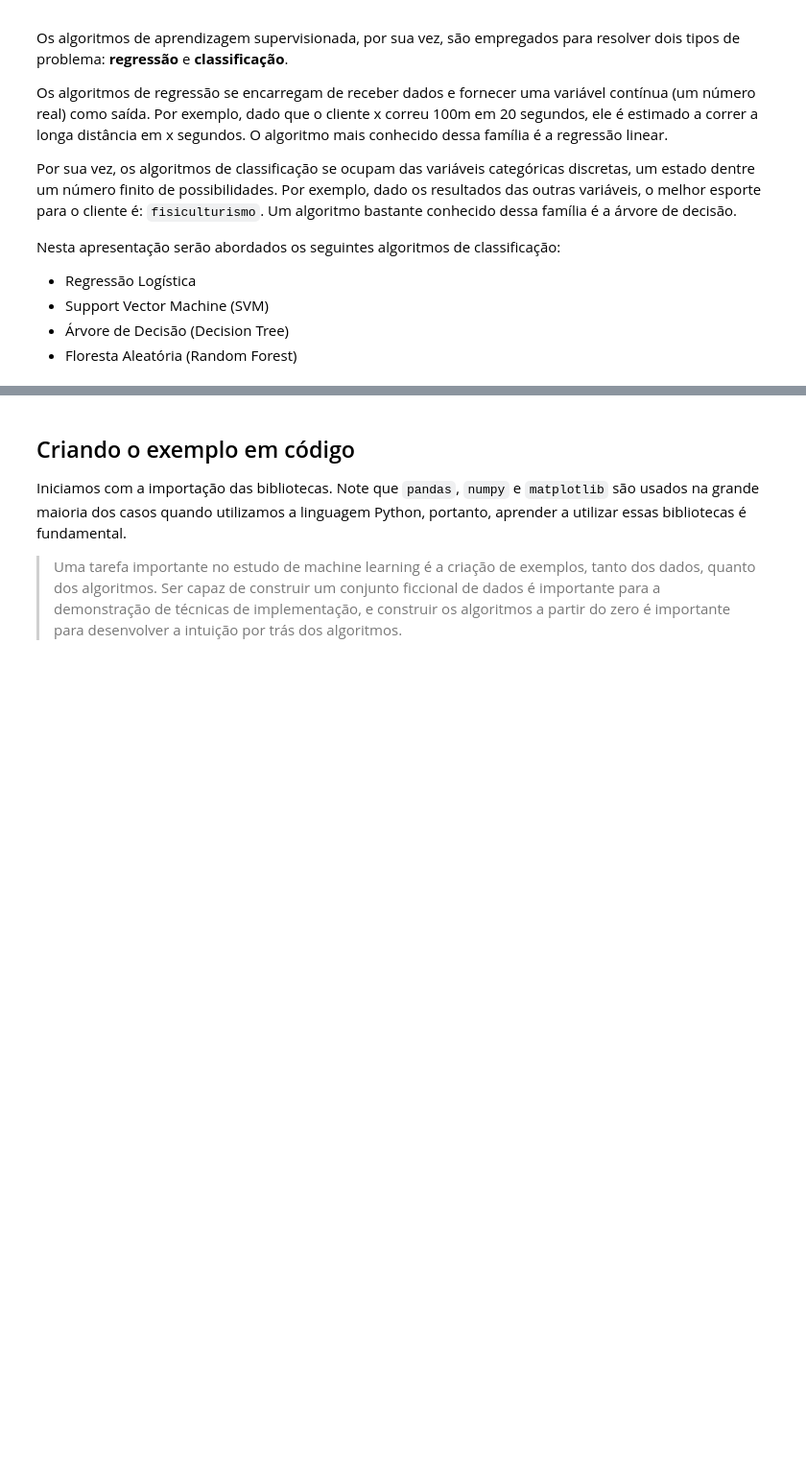
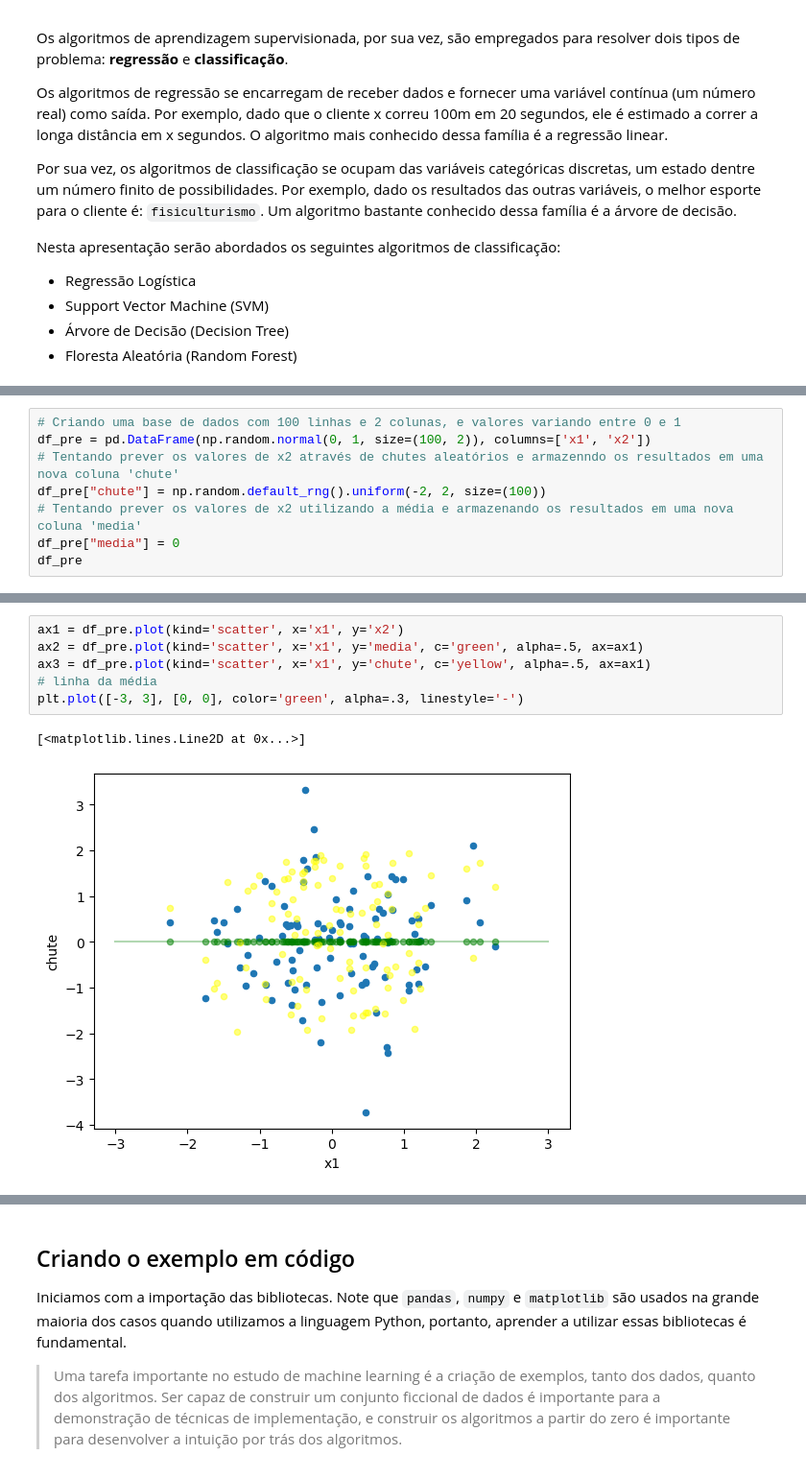
Before and after one commit to samicoluiz/laai_algos_classificacao, a Jupyter notebook: algos_classificacao.ipynb, the cells around one changed output, grey strips where cells are left out. Shown: that part at 96% size. Cells and saved outputs as stored; diff of their text form; blank space fills up the shorter version.

```diff
--- a/algos_classificacao.ipynb
+++ b/algos_classificacao.ipynb
@@ -23,0 +40,8 @@ Nesta apresentação serão abordados os seguintes algoritmos de classificação
+# %%
+# Criando uma base de dados com 100 linhas e 2 colunas, e valores variando entre 0 e 1
+df_pre = pd.DataFrame(np.random.normal(0, 1, size=(100, 2)), columns=['x1', 'x2'])
+# Tentando prever os valores de x2 através de chutes aleatórios e armazenndo os resultados em uma nova coluna 'chute'
+df_pre["chute"] = np.random.default_rng().uniform(-2, 2, size=(100))
+# Tentando prever os valores de x2 utilizando a média e armazenando os resultados em uma nova coluna 'media'
+df_pre["media"] = 0
+df_pre
@@ -23,0 +67,9 @@ Nesta apresentação serão abordados os seguintes algoritmos de classificação
+# %%
+ax1 = df_pre.plot(kind='scatter', x='x1', y='x2')
+ax2 = df_pre.plot(kind='scatter', x='x1', y='media', c='green', alpha=.5, ax=ax1)
+ax3 = df_pre.plot(kind='scatter', x='x1', y='chute', c='yellow', alpha=.5, ax=ax1)
+# linha da média
+plt.plot([-3, 3], [0, 0], color='green', alpha=.3, linestyle='-')
+# %% [output]
+[<matplotlib.lines.Line2D at 0x...>]
+[figure, added]
```
Also changed, not shown: parts of 16 cells of this notebook.
